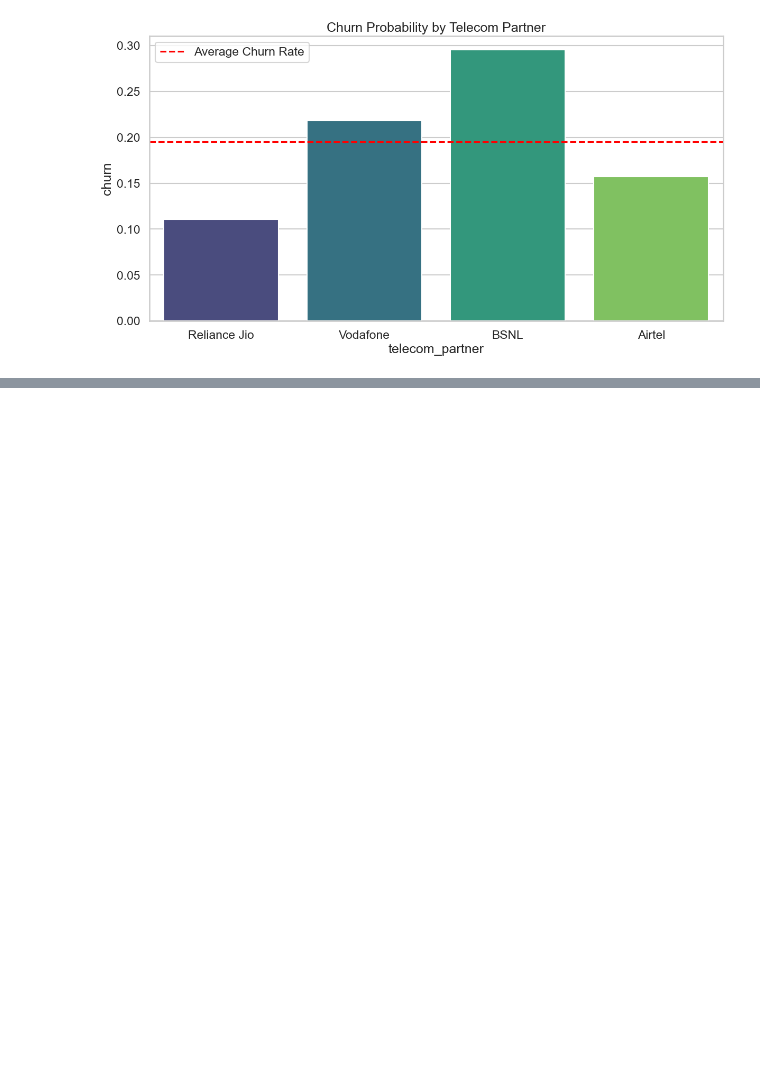
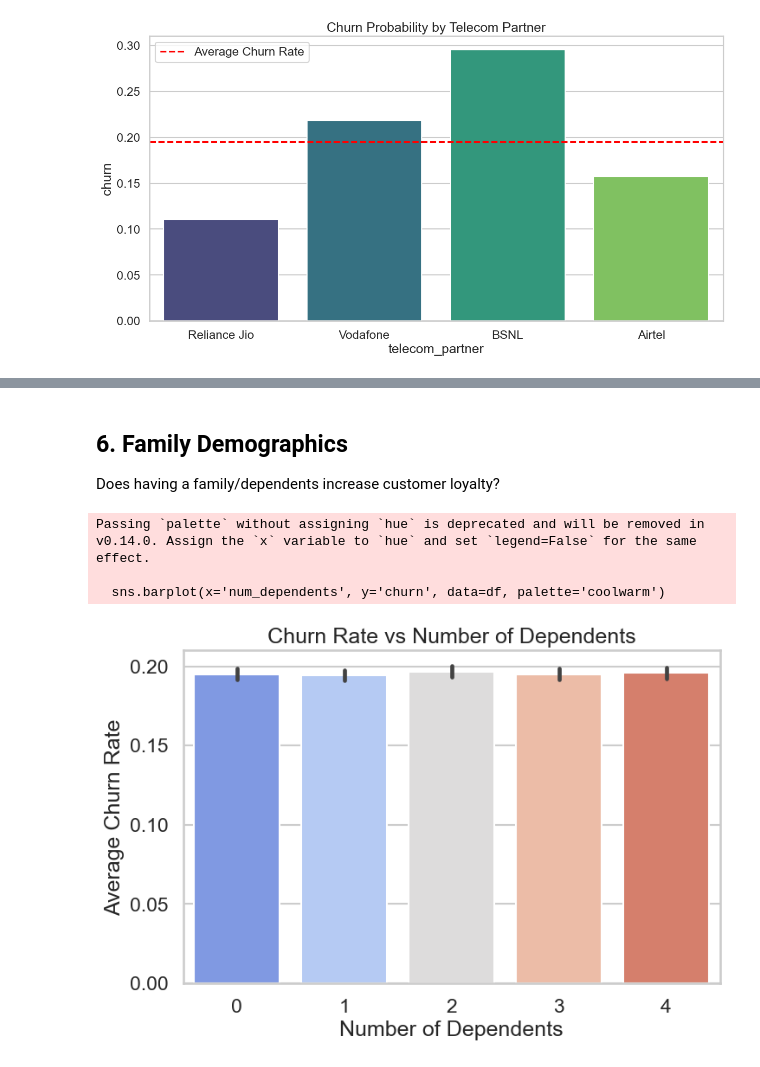
Before and after one commit to samiksha-jangid27/SectionC_G5_Telecom_Analytics, a Jupyter notebook: notebooks/03_eda.ipynb, the cells around one changed output, grey strips where cells are left out. Drawn from its saved outputs; the diff is of its cells as text; code cells hidden in the pictures; blank space fills up the shorter version.

```diff
--- a/notebooks/03_eda.ipynb
+++ b/notebooks/03_eda.ipynb
@@ -81,0 +147,15 @@ Passing `palette` without assigning `hue` is deprecated and will be removed in v
+# %% [markdown]
+## 6. Family Demographics
+Does having a family/dependents increase customer loyalty?
+# %%
+f, ax = plt.subplots(figsize=(8, 5))
+sns.barplot(x='num_dependents', y='churn', data=df, palette='coolwarm')
+ax.set_title('Churn Rate vs Number of Dependents')
+ax.set_ylabel('Average Churn Rate')
+ax.set_xlabel('Number of Dependents')
+plt.show()
+# %% [output]
+Passing `palette` without assigning `hue` is deprecated and will be removed in v0.14.0. Assign the `x` variable to `hue` and set `legend=False` for the same effect.
+
+  sns.barplot(x='num_dependents', y='churn', data=df, palette='coolwarm')
+[figure, added]
```
Also changed, not shown: parts of 11 cells of this notebook.
